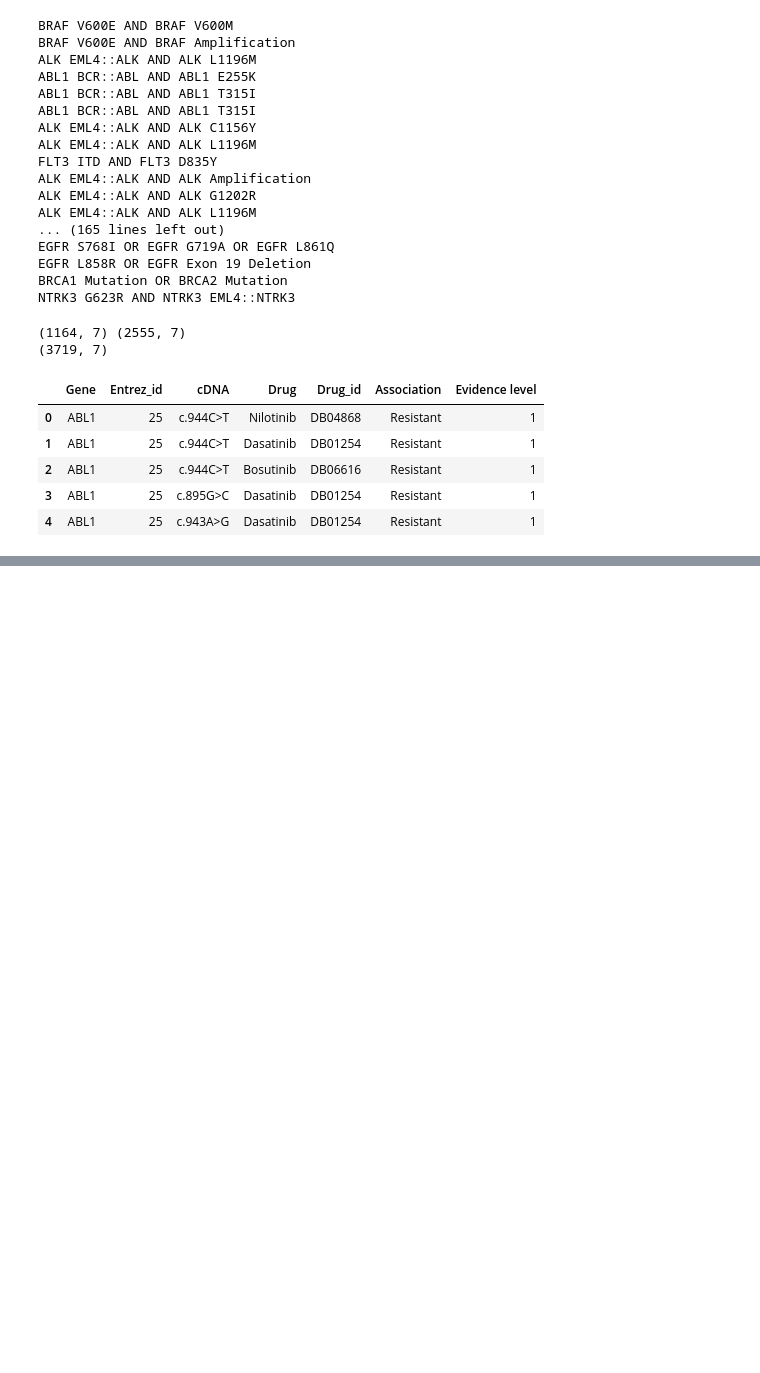
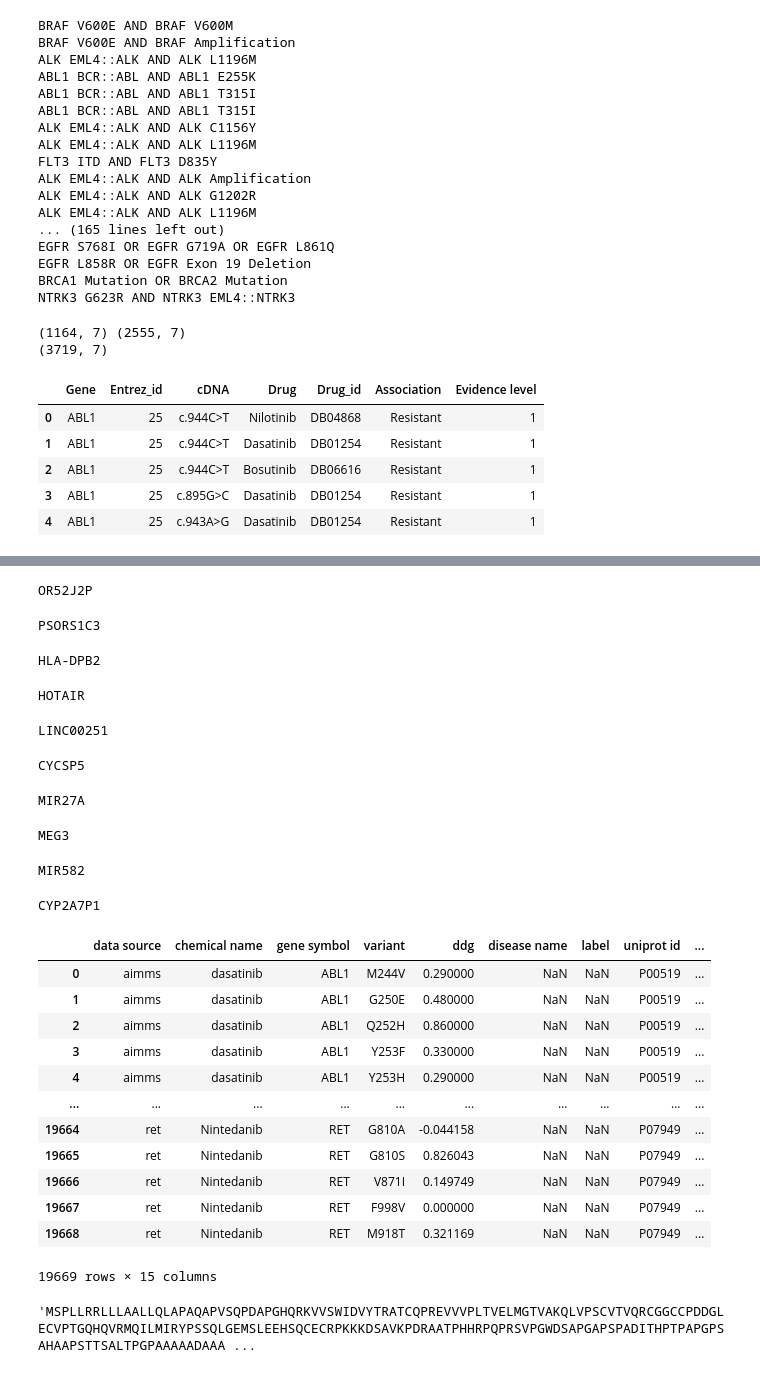
Before and after one commit to queen0401/MDSDR, a Jupyter notebook: preprocess.ipynb, the cells around one changed output, grey strips where cells are left out. Cells and saved outputs as stored; diff of their text form; code cells hidden in the pictures; blank space fills up the shorter version.

```diff
--- a/preprocess.ipynb
+++ b/preprocess.ipynb
@@ -195,3 +263,6 @@ for i in range(len(aimms_df)):
     aimms_all_df = aimms_all_df.append([{'data source': 'aimms', 'chemical name': therapies, 'gene symbol': gene, 'variant': variant, 'ddg': label}], ignore_index = True)
 
 aimms_all_df.to_csv('middlefile/aimms_all_table.tsv', sep = '\t')
+# %%
+ret_df = pd.read_csv('rawData/RET/RET.csv')
+ret_df.head()
@@ -197,0 +287,3 @@ aimms_all_df.to_csv('middlefile/aimms_all_table.tsv', sep = '\t')
+# %%
+gdsc_df = pd.read_csv('rawData/GDSC/GDSC_drug_cell_line_sensitivity.tsv', sep = '\t')
+gdsc_df.head()
@@ -197,0 +311,3 @@ aimms_all_df.to_csv('middlefile/aimms_all_table.tsv', sep = '\t')
+# %%
+depmep_df = pd.read_csv('rawData/DepMap/MepMap_drug_cell_line_sensitivity.tsv', sep = '\t')
+depmep_df.head()
@@ -197,0 +321,12 @@ aimms_all_df.to_csv('middlefile/aimms_all_table.tsv', sep = '\t')
+# %%
+depmep_all_df = pd.DataFrame()
+for i in range(len(depmep_df)):
+    therapies = depmep_df['DRUG'][i]
+    gene = depmep_df['TARGET'][i]
+    variant = depmep_df['MUTATION'][i]
+    label = depmep_df['DDG'][i]
+
+
+    depmep_all_df = depmep_all_df.append([{'data source': 'depmep', 'chemical name': therapies, 'gene symbol': gene, 'variant': variant, 'ddg': label}], ignore_index = True)
+
+depmep_all_df.to_csv('middlefile/depmep_all_table.tsv', sep = '\t')
@@ -197,0 +336,55 @@ aimms_all_df.to_csv('middlefile/aimms_all_table.tsv', sep = '\t')
+# %%
+all_data_df = pd.read_csv('middlefile/all_data_table.tsv', sep = '\t')
+symbol_list = all_data_df['gene symbol'].unique()
+# for i in range(len(symbol_list)):
+for i in tqdm(range(len(symbol_list))):
+    try:
+        gene = symbol_list[i]
+        url = 'https://rest.uniprot.org/uniprotkb/search?format=json&query=(reviewed:true)%20AND%20(organism_id:9606)%20AND%20' + gene
+        response = requests.get(url)
+        data = response.json()
+        all_data_df.loc[all_data_df['gene symbol'] == gene, 'uniprot id'] = data['results'][0]['primaryAccession']
+        # print(gene)
+        # print(data['results'][0]['primaryAccession'])
+
+    except:
+        # print(i)
+        print(gene)
+        continue
+all_data_df.to_csv('middlefile/uniprot_table.tsv', sep = '\t', index= False)
+all_data_df
+# %% [output]
+OR52J2P
+PSORS1C3
+HLA-DPB2
+HOTAIR
+LINC00251
+CYCSP5
+MIR27A
+MEG3
+MIR582
+CYP2A7P1
+|  | data source | chemical name | gene symbol | variant | ddg | disease name | label | uniprot id | ... |
+| 0 | aimms | dasatinib | ABL1 | M244V | 0.290000 | NaN | NaN | P00519 | ... |
+| 1 | aimms | dasatinib | ABL1 | G250E | 0.480000 | NaN | NaN | P00519 | ... |
+| 2 | aimms | dasatinib | ABL1 | Q252H | 0.860000 | NaN | NaN | P00519 | ... |
+| 3 | aimms | dasatinib | ABL1 | Y253F | 0.330000 | NaN | NaN | P00519 | ... |
+| 4 | aimms | dasatinib | ABL1 | Y253H | 0.290000 | NaN | NaN | P00519 | ... |
+| ... | ... | ... | ... | ... | ... | ... | ... | ... | ... |
+| 19664 | ret | Nintedanib | RET | G810A | -0.044158 | NaN | NaN | P07949 | ... |
+| 19665 | ret | Nintedanib | RET | G810S | 0.826043 | NaN | NaN | P07949 | ... |
+| 19666 | ret | Nintedanib | RET | V871I | 0.149749 | NaN | NaN | P07949 | ... |
+| 19667 | ret | Nintedanib | RET | F998V | 0.000000 | NaN | NaN | P07949 | ... |
+| 19668 | ret | Nintedanib | RET | M918T | 0.321169 | NaN | NaN | P07949 | ... |
+19669 rows × 15 columns
+# %%
+gene = 'VEGFB'
+url = 'https://rest.uniprot.org/uniprotkb/search?format=fasta&query=(reviewed:true)%20AND%20(organism_id:9606)%20AND%20' + gene
+response = requests.get(url)
+text = response.text
+a = text.split('>sp')
+a = a[1].split('\n')[1:]
+a = ''.join(a)
+a
+# %% [output]
+'MSPLLRRLLLAALLQLAPAQAPVSQPDAPGHQRKVVSWIDVYTRATCQPREVVVPLTVELMGTVAKQLVPSCVTVQRCGGCCPDDGLECVPTGQHQVRMQILMIRYPSSQLGEMSLEEHSQCECRPKKKDSAVKPDRAATPHHRPQPRSVPGWDSAPGAPSPADITHPTPAPGPSAHAAPSTTSALTPGPAAAAADAAA ...
```
Also changed, not shown: parts of 15 cells of this notebook, 9 other files.
